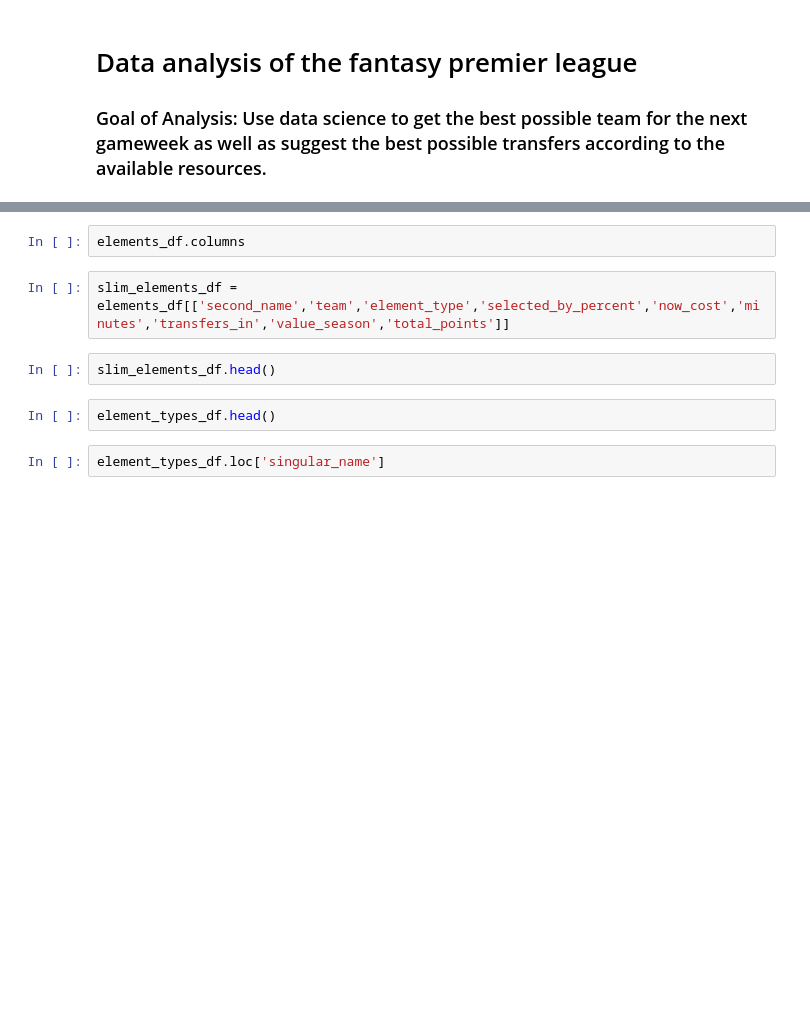
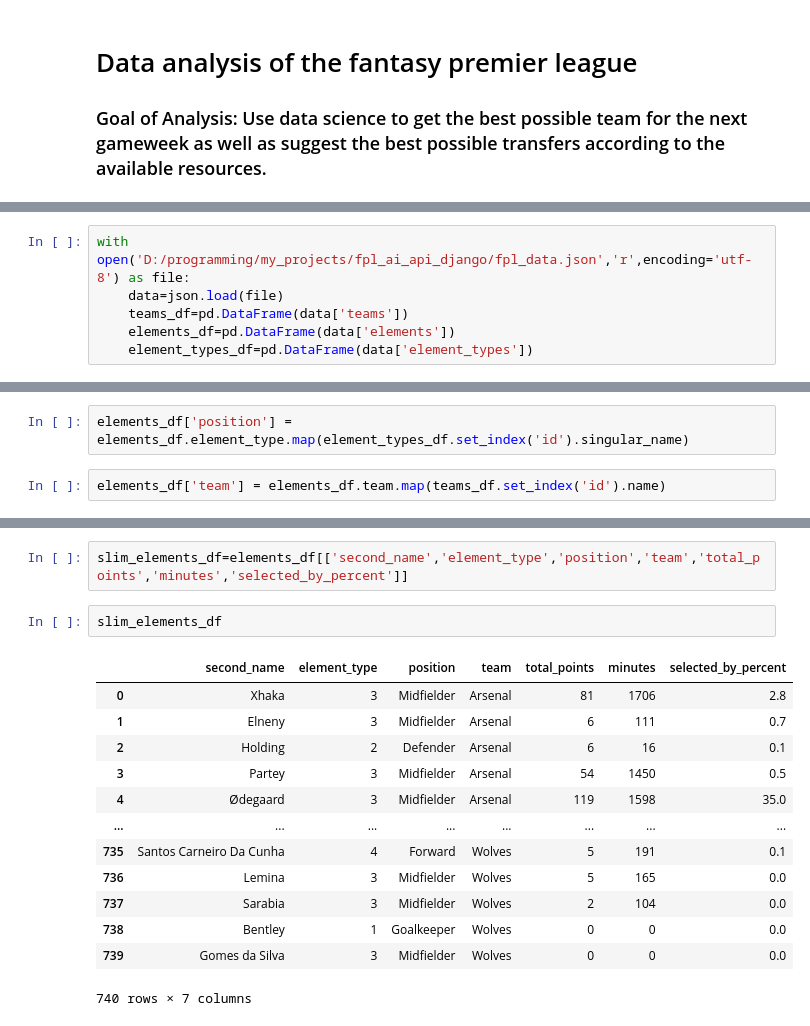
Before and after one commit to TrippleA-Ashaba/fpl_ai_api_django, a Jupyter notebook: jupyter_notebooks/fpl_data.ipynb, the cells around one changed output, grey strips where cells are left out. Cells and saved outputs as stored; diff of their text form; blank space fills up the shorter version.

Commit message:
mapped team names to players

```diff
--- a/jupyter_notebooks/fpl_data.ipynb
+++ b/jupyter_notebooks/fpl_data.ipynb
@@ -18,0 +10,6 @@ teams_df=pd.DataFrame(r['teams'])
+# %%
+with open('D:/programming/my_projects/fpl_ai_api_django/fpl_data.json','r',encoding='utf-8') as file:
+    data=json.load(file)
+    teams_df=pd.DataFrame(data['teams'])
+    elements_df=pd.DataFrame(data['elements'])
+    element_types_df=pd.DataFrame(data['element_types'])
@@ -21 +72,5 @@ elements_df.info()
+# %%
+elements_df['position'] = elements_df.element_type.map(element_types_df.set_index('id').singular_name)
+# %%
+elements_df['team'] = elements_df.team.map(teams_df.set_index('id').name)
 # %%
@@ -23,10 +96,18 @@ elements_df.head()
-# %%
-elements_df.columns
 # %%
-slim_elements_df = elements_df[['second_name','team','element_type','selected_by_percent','now_cost','minutes','transfers_in','value_season','total_points']]
+slim_elements_df=elements_df[['second_name','element_type','position','team','total_points','minutes','selected_by_percent']]
 # %%
-slim_elements_df.head()
+slim_elements_df
+# %% [output]
+|  | second_name | element_type | position | team | total_points | minutes | selected_by_percent |
+| 0 | Xhaka | 3 | Midfielder | Arsenal | 81 | 1706 | 2.8 |
+| 1 | Elneny | 3 | Midfielder | Arsenal | 6 | 111 | 0.7 |
+| 2 | Holding | 2 | Defender | Arsenal | 6 | 16 | 0.1 |
+| 3 | Partey | 3 | Midfielder | Arsenal | 54 | 1450 | 0.5 |
+| 4 | Ødegaard | 3 | Midfielder | Arsenal | 119 | 1598 | 35.0 |
+| ... | ... | ... | ... | ... | ... | ... | ... |
+| 735 | Santos Carneiro Da Cunha | 4 | Forward | Wolves | 5 | 191 | 0.1 |
+| 736 | Lemina | 3 | Midfielder | Wolves | 5 | 165 | 0.0 |
+| 737 | Sarabia | 3 | Midfielder | Wolves | 2 | 104 | 0.0 |
+| 738 | Bentley | 1 | Goalkeeper | Wolves | 0 | 0 | 0.0 |
+| 739 | Gomes da Silva | 3 | Midfielder | Wolves | 0 | 0 | 0.0 |
+740 rows × 7 columns
-# %%
-element_types_df.head()
-# %%
-element_types_df.loc['singular_name']
```
Also changed, not shown: parts of 11 cells of this notebook, 1 other file.
